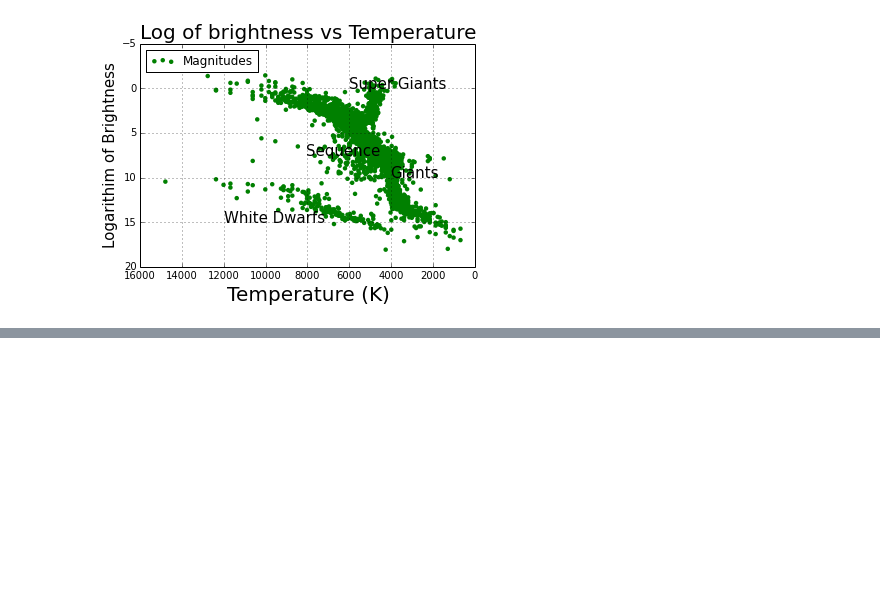
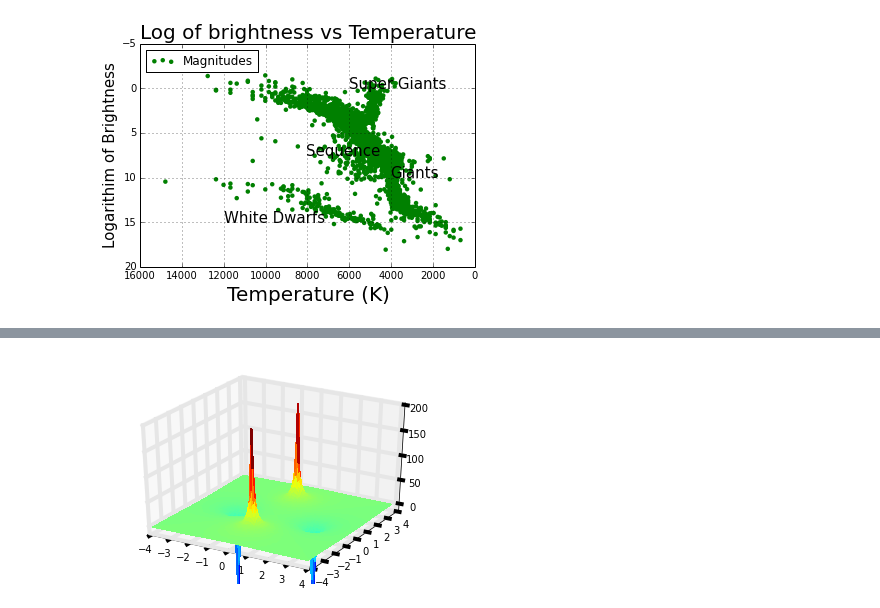
Before and after one commit to jhaslema/PHYS202-S14, a Jupyter notebook: Graphics/GraphicsExercises.ipynb, the cells around one changed output, grey strips where cells are left out. Cells and saved outputs as stored; diff of their text form; code cells hidden in the pictures; blank space fills up the shorter version.

```diff
--- a/Graphics/GraphicsExercises.ipynb
+++ b/Graphics/GraphicsExercises.ipynb
@@ -138,0 +166,18 @@ plt.show()
+# %%
+fig = plt.figure()
+ax = fig.add_subplot(1, 1, 1, projection='3d')
+X = np.arange(-4, 4, 8.0/101.0)
+Y = np.arange(-4, 4, 8.0/101.0)
+k = 8.9875 * 10**9
+#Re-factor the x,y arrays to be a 2-D grid
+X, Y = np.meshgrid(X, Y)
+Ea=k*(-1*10**(-9))/((X-2)**2+Y**2)**(1.0/2.0)
+Eb=k*(1*10**(-9))/((X)**2+(Y-2)**2)**(1.0/2.0)
+Ec=k*(-1*10**(-9))/((X+2)**2+Y**2)**(1.0/2.0)
+Ed=k*(1*10**(-9))/((X)**2+(Y+2)**2)**(1.0/2.0)
+Etotal = Ea + Eb + Ec + Ed
+surf = ax.plot_surface(X, Y, Etotal, rstride=1, cstride=1, cmap=cm.jet,
+        linewidth=0, antialiased=False)
+ax.set_zlim3d(-10, 200);
+# %% [output]
+[figure, added]
```
Also changed, not shown: parts of 6 cells of this notebook, 5 other files.
